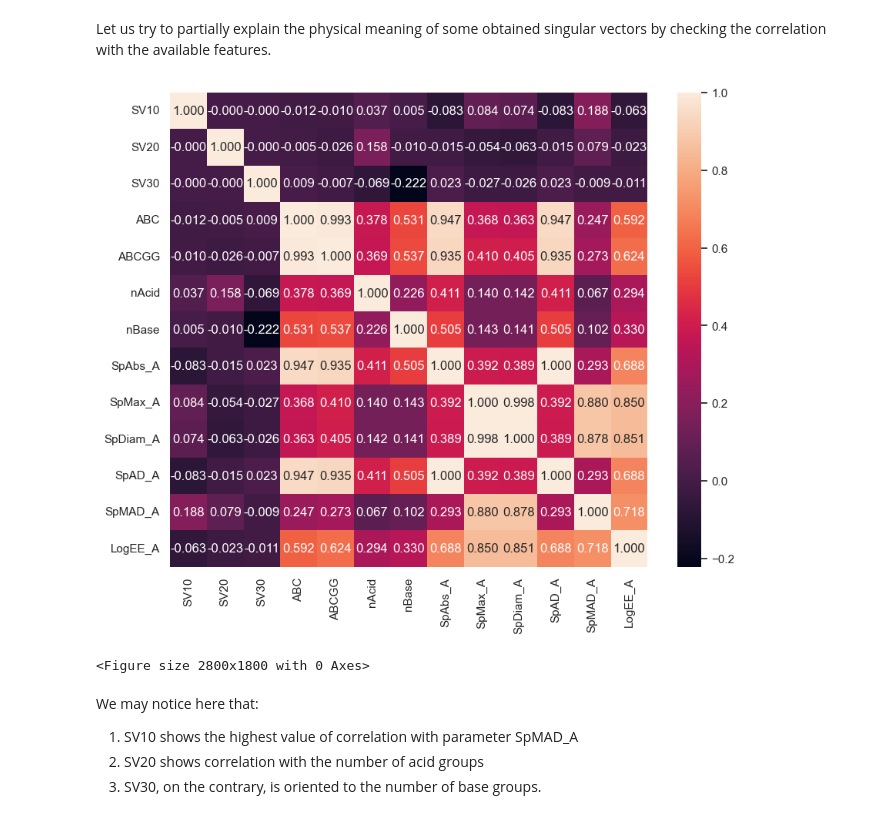
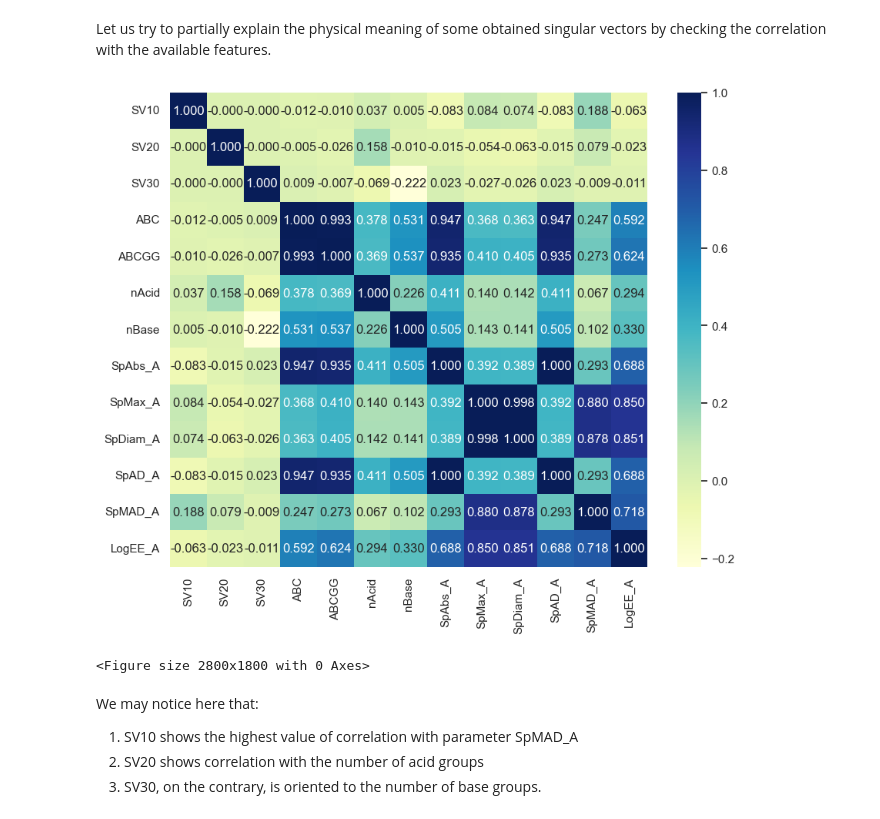
Before and after one commit to NinaGubina/AlgorithmsAndBigDataInChemistry, a Jupyter notebook: hw 2/Homework_2.ipynb, the cells around one changed output. Cells and saved outputs as stored; diff of their text form; code cells hidden in the pictures.

```diff
--- a/hw 2/Homework_2.ipynb
+++ b/hw 2/Homework_2.ipynb
@@ -338,14 +332,14 @@ df_col = pd.concat([df_pc[['SV10','SV20','SV30']], pd.DataFrame(X_norm.iloc[:,:1
 # %%
 # compute the correlations between the original data and SVs
 corMatrix = pd.DataFrame.corr(df_col)
 
 # plot the results
 sns.set(rc={'figure.figsize':(10,8)})
-sns.heatmap(corMatrix, annot=True, fmt='.3f')
+sns.heatmap(corMatrix, annot=True, fmt='.3f', cmap="YlGnBu")
 plt.figure(figsize=(28,18))
 plt.show()
 # %% [output]
-[figure, old version]
+[figure, new version]
 <Figure size 2800x1800 with 0 Axes>
 # %% [markdown]
 We may notice here that:
```
Also changed, not shown: parts of 2 cells of this notebook.
